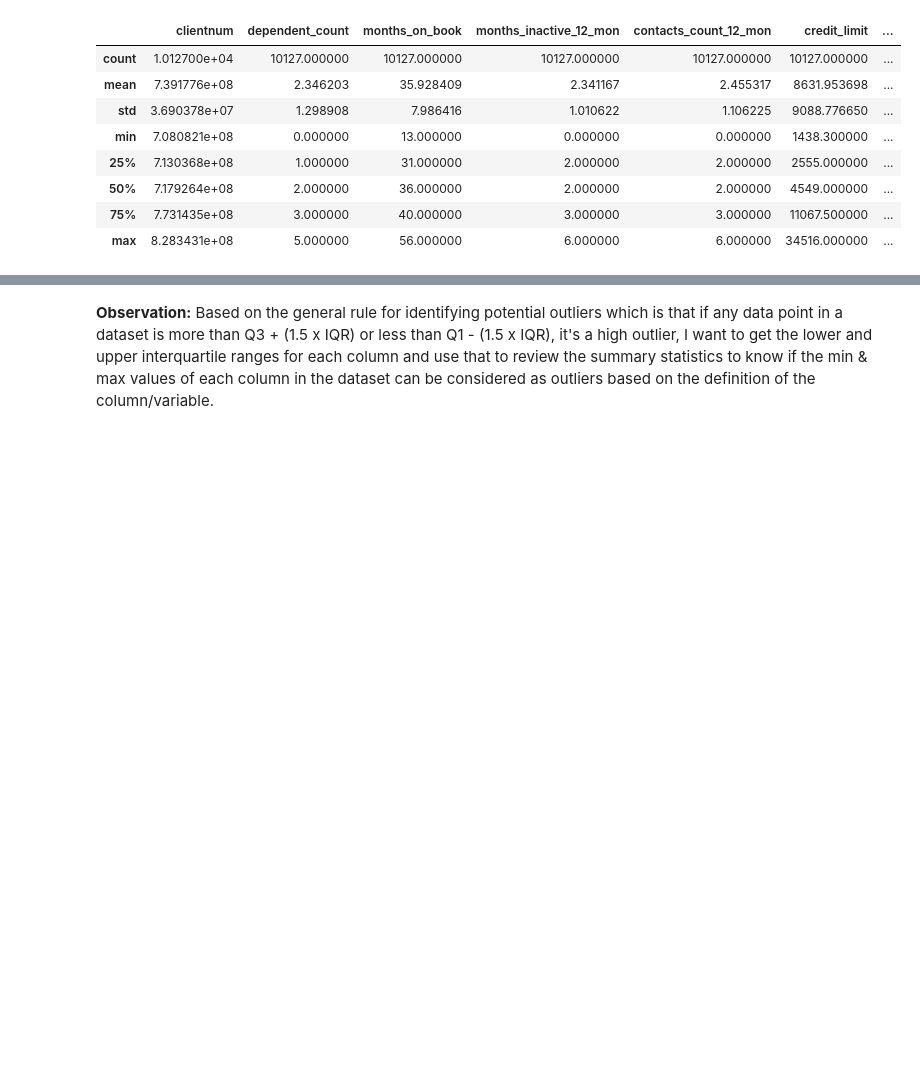
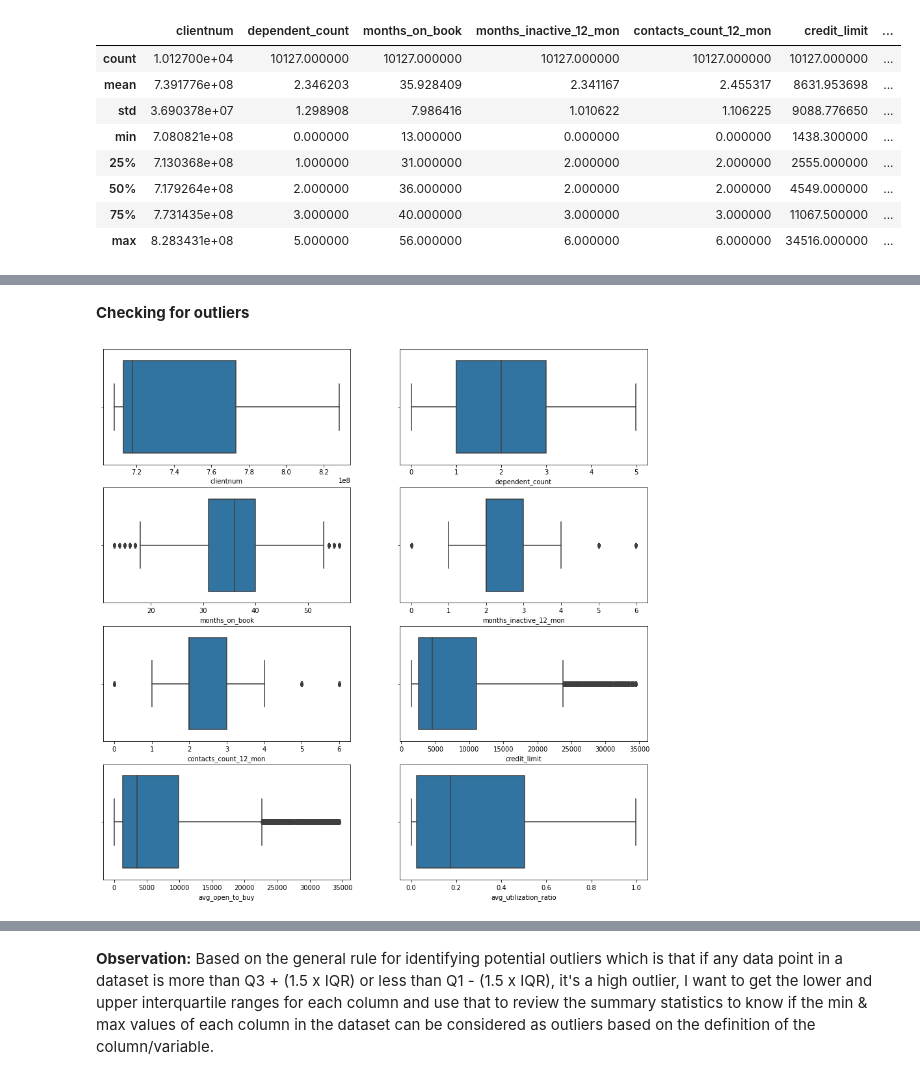
Before and after one commit to nsikan-udoma/customer_churn_analysis-SQL-Python-Tableau, a Jupyter notebook: Supporting Files/notebook.ipynb, the cells around one changed output, grey strips where cells are left out. Cells and saved outputs as stored; diff of their text form; code cells hidden in the pictures; blank space fills up the shorter version.

```diff
--- a/Supporting Files/notebook.ipynb
+++ b/Supporting Files/notebook.ipynb
@@ -458,0 +401,73 @@ There are no outliers in the 'avg_utilization_ratio' column
+# %% [markdown]
+**Checking for outliers**
+# %%
+# Create two empty lists, one to store names of categorical variables, and the other for numerical variables
+cat_vars = []
+num_vars = []
+
+# Iterate through the names of columns/variables in bank_churners_df, and add variables to the appropriate list
+# depending on whether the are categorical or numerical
+for column_name in bank_churners_df.columns:
+    if bank_churners_df[column_name].dtype == 'object':
+        cat_vars.append(column_name)
+    else:
+        num_vars.append(column_name)
+
+# Set the figure size
+fig, axs = plt.subplots(nrows=4, ncols=2, figsize=(15, 15))
+# Reshape the axs array into a one-dimensional array by flattening its elements
+axs = axs.flatten()
+
+# Iterate through the list for numerical variables and create box plots of data in each numerical variable
+for i, var in enumerate(num_vars):
+    # Using Seaborn's box plot for outlier detection
+    sns.boxplot(x=var, data=bank_churners_df, ax=axs[i])
+
+# Adjust the figure's subplot positions and margins, and then display the figure
+fig.tight_layout
+plt.show();
+
+# New line spacing
+print('\n\n')
+
+# Create new list to hold columns/variables that may have too many potential outliers
+outlier_vars = []
+
+# Iterate through the variables again and provide explanation as to whether or not outliers were detected and next steps
+for column_name in bank_churners_df.columns:
+    if bank_churners_df[column_name].dtype == 'object':
+        print(f"\nThe '{column_name}' column is not a numerical column \n")
+    else:
+        # Using the general rule for identifying potential outliers which is that if any data point in a dataset is more than
+        # Q3 + 1.5xIQR or less than Q1 - 1.5xIQR, it's a high outlier. I would create a custom dictionary to capture potential outliers in each column.
+        data = bank_churners_df[column_name]
+        q1 = data.quantile(0.25)
+        q3 = data.quantile(0.75)
+        iqr = q3 - q1
+        iqr_lower = q1 - 1.5 * iqr
+        iqr_upper = q3 + 1.5 * iqr
+        outliers = dict(data[(data < iqr_lower) | (data > iqr_upper)])
+
+        list_of_outliers = list(outliers.values())
+        rows_with_outliers = list(outliers.keys())
+
+        # If no potential outliers detected, print message below
+        if len(list_of_outliers) == 0:
+            print(f"\nThere are no outliers in the '{column_name}' column \n")
+
+        else:
+            # If potential outliers detected were more than 10, add column name to the list of columns with possible outliers
+            if len(list_of_outliers) > 10:
+                outlier_vars.append(column_name)
+
+            # If not, print message below
+            else:
+                print(f"\nThe potential ouliers in the '{column_name}' column are:\n{list_of_outliers} \nAnd the respective rows with the potential outlier are:\n{rows_with_outliers}")
+
+# Print message to explain next steps to validate outliers
+print(f"\n Detected too many potential outliers in the following columns: {outlier_vars}. Based on the high number of potential outliers detected, use the column definition and check the summary statistics (min & max values) above to find out if there are truly outliers in these columns.\n")
+
+# Print custom border at the end
+print("\n" + "-"*30 + "end" + "-"*30)
+# %% [output]
+[figure, added]
```
Also changed, not shown: parts of 17 cells of this notebook.
